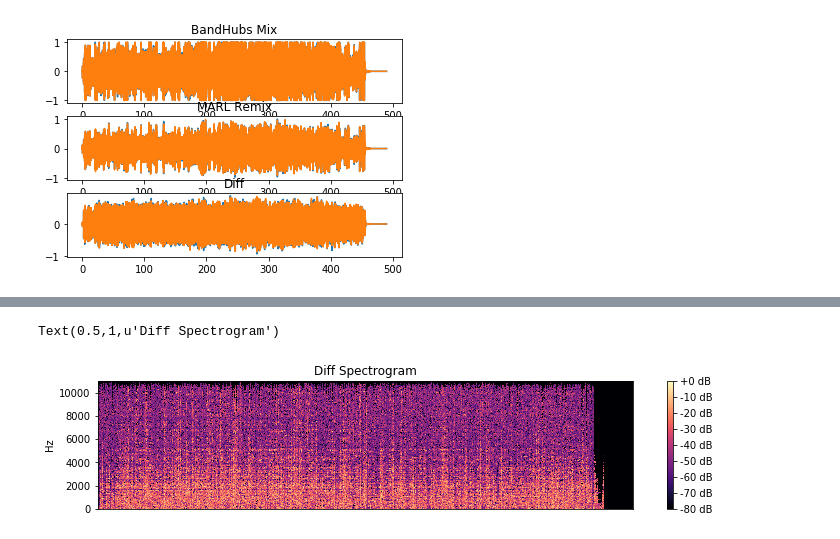
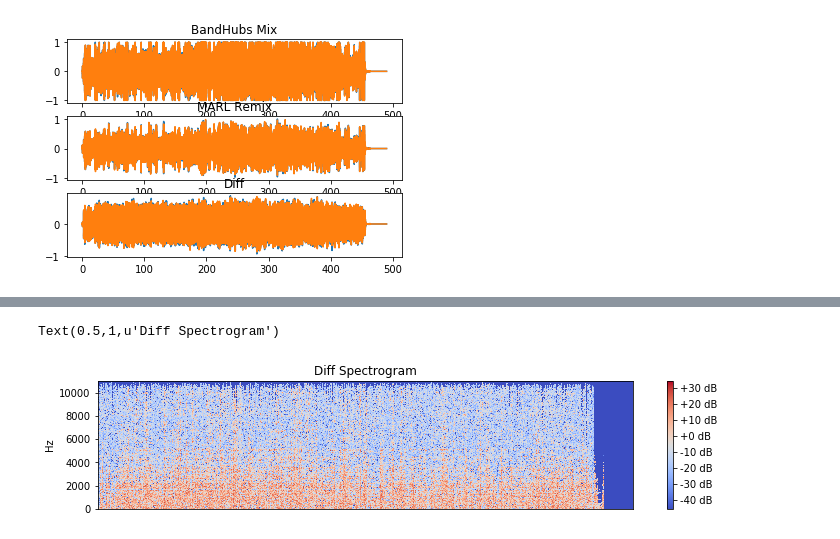
Before and after one commit to marl/bandhub, a Jupyter notebook: Remix_V2.ipynb, the cells around one changed output, grey strips where cells are left out. Saved outputs shown, nothing was run; the diff lists cells and outputs as text; code cells hidden in the pictures.

```diff
--- a/Remix_V2.ipynb
+++ b/Remix_V2.ipynb
@@ -296,6 +300,7 @@ plt.plot(time,diffMix)
 # %%
 mix_spec, sr = librosa.load('mixed.wav')
 premix_spec, sr = librosa.load('premix_off.wav')
+diff_ref = np.amax(premix_spec)
 # %%
 premix_data = librosa.amplitude_to_db(librosa.stft(premix_spec), ref=np.max)
 print(np.shape(premix_data))
@@ -320,12 +329,12 @@ print(np.shape(mix_data))
 # %%
 diff_spec = np.subtract(premix_data,mix_data)
-diff_data = librosa.amplitude_to_db(diff_spec, ref=np.max)
+diff_data = librosa.amplitude_to_db(diff_spec, ref=diff_ref)
 #print(np.shape(diff_spec))
 plt.figure(figsize=(12, 8))
 plt.subplot(3, 1, 3)
 librosa.display.specshow(diff_data, y_axis='linear')
 plt.colorbar(format='%+2.0f dB')
 plt.title('Diff Spectrogram')
 # %% [output]
 Text(0.5,1,u'Diff Spectrogram')
-[figure, old version]
+[figure, new version]
```
Also changed, not shown: parts of 3 cells of this notebook.
